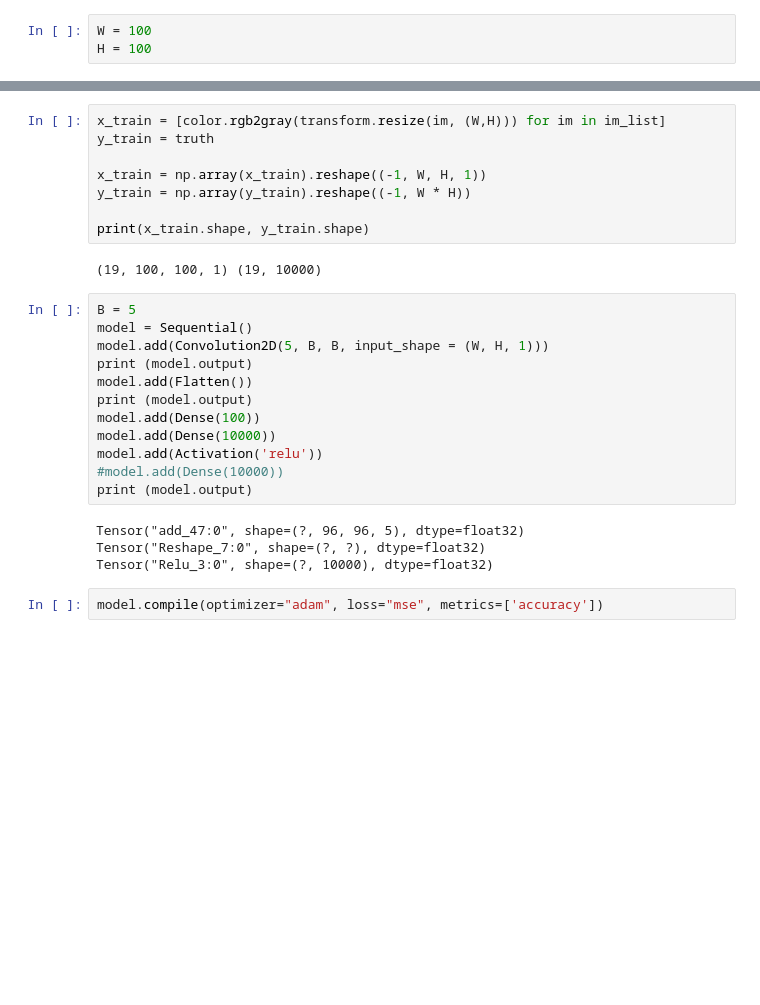
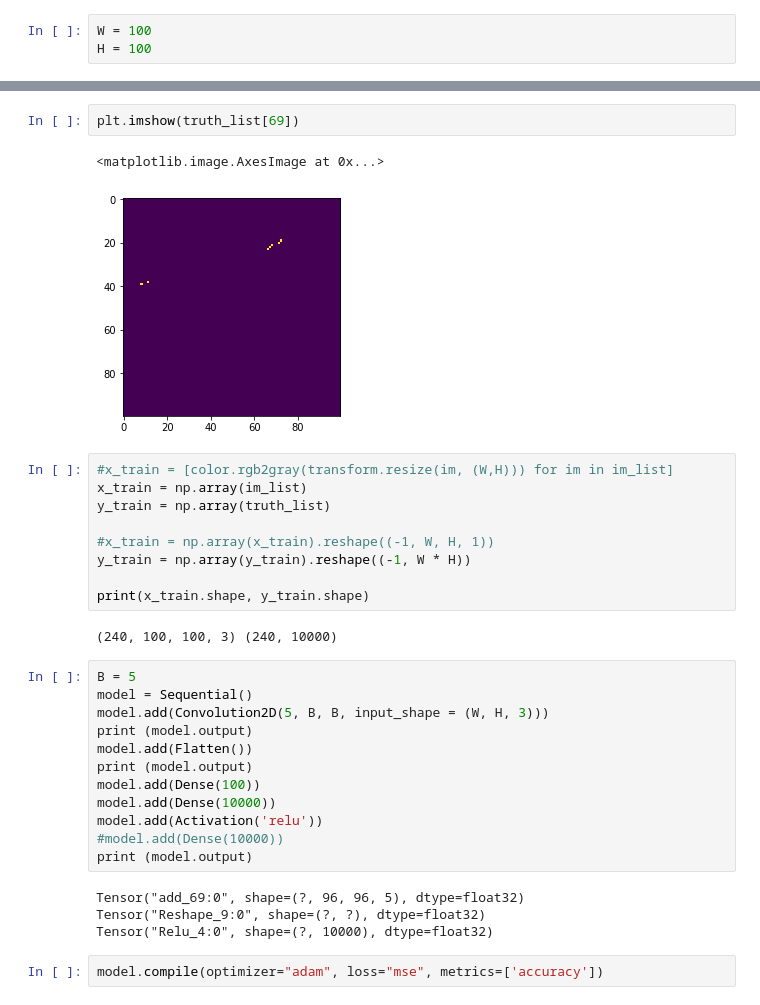
Before and after one commit to tempflip/deep_lanes, a Jupyter notebook: generative_model_explore.ipynb, the cells around one changed output, grey strips where cells are left out. Drawn from its saved outputs; the diff is of its cells as text; blank space fills up the shorter version.

```diff
--- a/generative_model_explore.ipynb
+++ b/generative_model_explore.ipynb
@@ -56,17 +84,23 @@ plt.imshow(truth[9])
+# %%
+plt.imshow(truth_list[69])
+# %% [output]
+<matplotlib.image.AxesImage at 0x...>
+[figure, added]
 # %%
-x_train = [color.rgb2gray(transform.resize(im, (W,H))) for im in im_list]
-y_train = truth
+#x_train = [color.rgb2gray(transform.resize(im, (W,H))) for im in im_list]
+x_train = np.array(im_list)
+y_train = np.array(truth_list)
 
-x_train = np.array(x_train).reshape((-1, W, H, 1))
+#x_train = np.array(x_train).reshape((-1, W, H, 1))
 y_train = np.array(y_train).reshape((-1, W * H))
 
 print(x_train.shape, y_train.shape)
 # %% [output]
-(19, 100, 100, 1) (19, 10000)
+(240, 100, 100, 3) (240, 10000)
 # %%
 B = 5
 model = Sequential()
-model.add(Convolution2D(5, B, B, input_shape = (W, H, 1)))
+model.add(Convolution2D(5, B, B, input_shape = (W, H, 3)))
 print (model.output)
 model.add(Flatten())
 print (model.output)
@@ -76,9 +110,9 @@ model.add(Activation('relu'))
 #model.add(Dense(10000))
 print (model.output)
 # %% [output]
-Tensor("add_47:0", shape=(?, 96, 96, 5), dtype=float32)
-Tensor("Reshape_7:0", shape=(?, ?), dtype=float32)
-Tensor("Relu_3:0", shape=(?, 10000), dtype=float32)
+Tensor("add_69:0", shape=(?, 96, 96, 5), dtype=float32)
+Tensor("Reshape_9:0", shape=(?, ?), dtype=float32)
+Tensor("Relu_4:0", shape=(?, 10000), dtype=float32)
 # %%
 model.compile(optimizer="adam", loss="mse", metrics=['accuracy'])
 # %%
```
Also changed, not shown: parts of 7 cells of this notebook, 1 other file.
